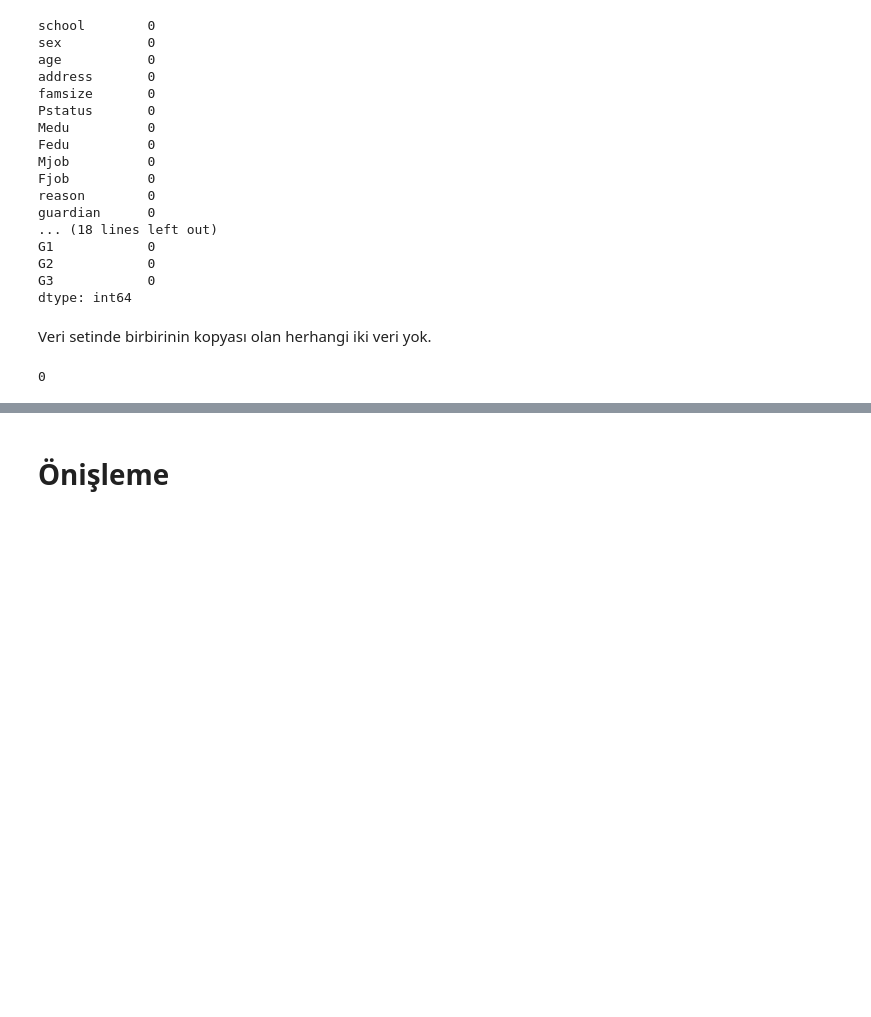
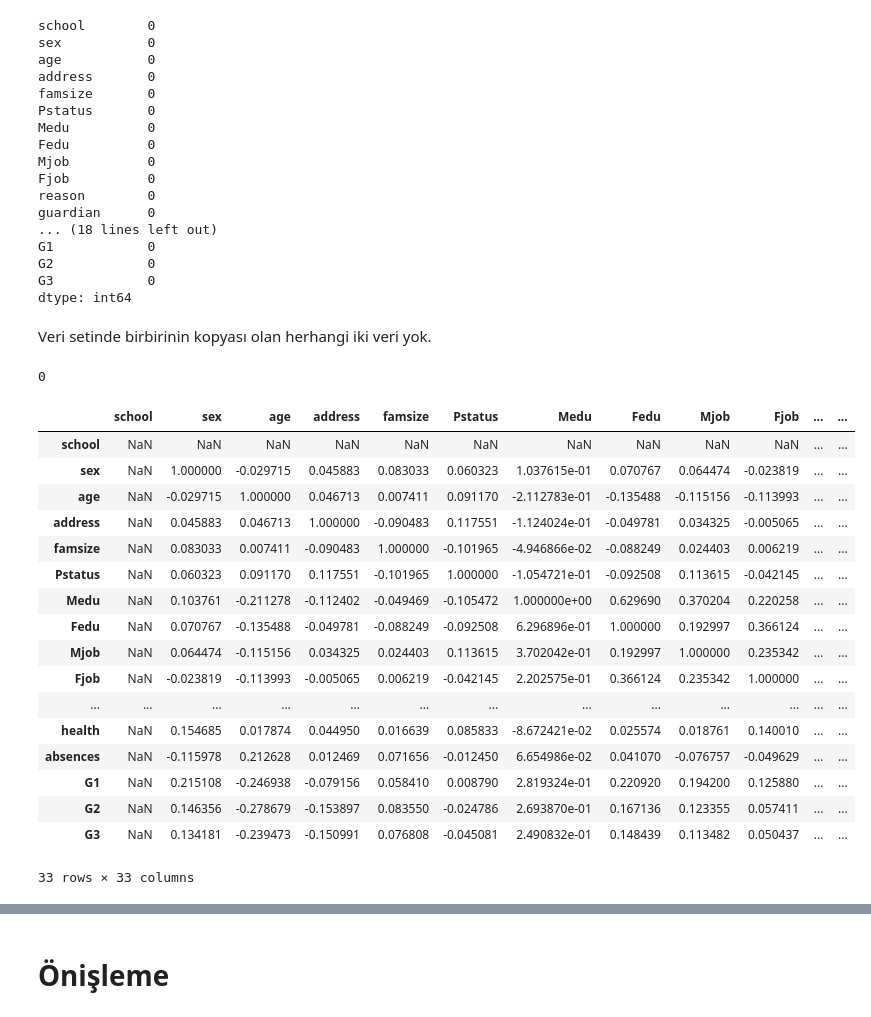
Before and after one commit to yigithankardas/StudentPerformancePrediction, a Jupyter notebook: model.ipynb, the cells around one changed output, grey strips where cells are left out. Saved outputs shown, nothing was run; the diff lists cells and outputs as text; code cells hidden in the pictures; blank space fills up the shorter version.

```diff
--- a/model.ipynb
+++ b/model.ipynb
@@ -254,4 +256,25 @@ Veri setinde birbirinin kopyası olan herhangi iki veri yok.
 df.duplicated().sum()
 # %% [output]
 0
+# %%
+df.corr()
+# %% [output]
+|  | school | sex | age | address | famsize | Pstatus | Medu | Fedu | Mjob | Fjob | ... | ... |
+| school | NaN | NaN | NaN | NaN | NaN | NaN | NaN | NaN | NaN | NaN | ... | ... |
+| sex | NaN | 1.000000 | -0.029715 | 0.045883 | 0.083033 | 0.060323 | 1.037615e-01 | 0.070767 | 0.064474 | -0.023819 | ... | ... |
+| age | NaN | -0.029715 | 1.000000 | 0.046713 | 0.007411 | 0.091170 | -2.112783e-01 | -0.135488 | -0.115156 | -0.113993 | ... | ... |
+| address | NaN | 0.045883 | 0.046713 | 1.000000 | -0.090483 | 0.117551 | -1.124024e-01 | -0.049781 | 0.034325 | -0.005065 | ... | ... |
+| famsize | NaN | 0.083033 | 0.007411 | -0.090483 | 1.000000 | -0.101965 | -4.946866e-02 | -0.088249 | 0.024403 | 0.006219 | ... | ... |
+| Pstatus | NaN | 0.060323 | 0.091170 | 0.117551 | -0.101965 | 1.000000 | -1.054721e-01 | -0.092508 | 0.113615 | -0.042145 | ... | ... |
+| Medu | NaN | 0.103761 | -0.211278 | -0.112402 | -0.049469 | -0.105472 | 1.000000e+00 | 0.629690 | 0.370204 | 0.220258 | ... | ... |
+| Fedu | NaN | 0.070767 | -0.135488 | -0.049781 | -0.088249 | -0.092508 | 6.296896e-01 | 1.000000 | 0.192997 | 0.366124 | ... | ... |
+| Mjob | NaN | 0.064474 | -0.115156 | 0.034325 | 0.024403 | 0.113615 | 3.702042e-01 | 0.192997 | 1.000000 | 0.235342 | ... | ... |
+| Fjob | NaN | -0.023819 | -0.113993 | -0.005065 | 0.006219 | -0.042145 | 2.202575e-01 | 0.366124 | 0.235342 | 1.000000 | ... | ... |
+| ... | ... | ... | ... | ... | ... | ... | ... | ... | ... | ... | ... | ... |
+| health | NaN | 0.154685 | 0.017874 | 0.044950 | 0.016639 | 0.085833 | -8.672421e-02 | 0.025574 | 0.018761 | 0.140010 | ... | ... |
+| absences | NaN | -0.115978 | 0.212628 | 0.012469 | 0.071656 | -0.012450 | 6.654986e-02 | 0.041070 | -0.076757 | -0.049629 | ... | ... |
+| G1 | NaN | 0.215108 | -0.246938 | -0.079156 | 0.058410 | 0.008790 | 2.819324e-01 | 0.220920 | 0.194200 | 0.125880 | ... | ... |
+| G2 | NaN | 0.146356 | -0.278679 | -0.153897 | 0.083550 | -0.024786 | 2.693870e-01 | 0.167136 | 0.123355 | 0.057411 | ... | ... |
+| G3 | NaN | 0.134181 | -0.239473 | -0.150991 | 0.076808 | -0.045081 | 2.490832e-01 | 0.148439 | 0.113482 | 0.050437 | ... | ... |
+33 rows × 33 columns
 # %%
```
Also changed, not shown: parts of 21 cells of this notebook, 7 other files.
